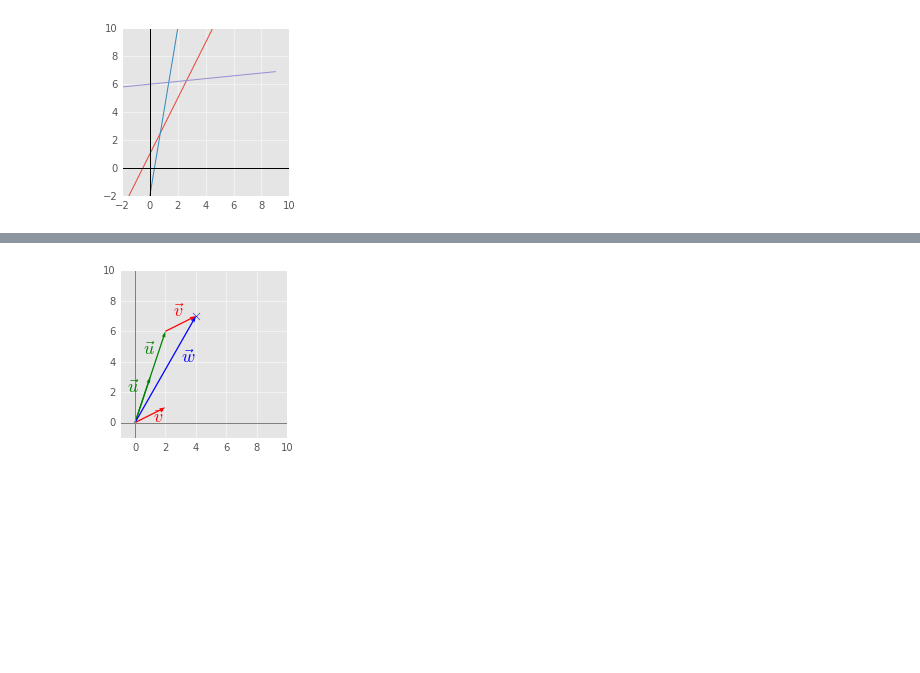
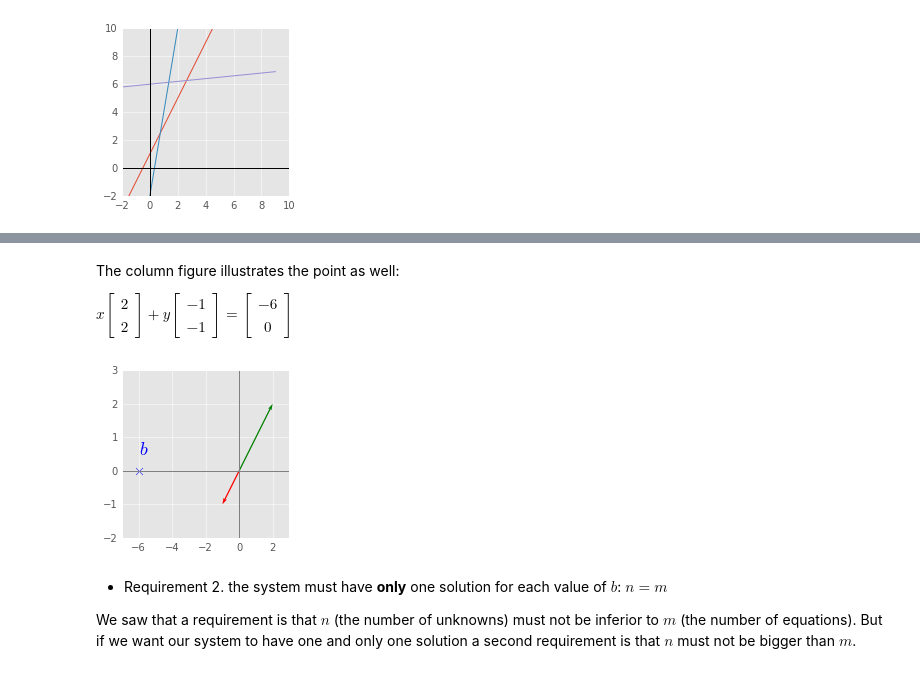
Before and after one commit to hadrienj/deepLearningBook-Notes, a Jupyter notebook: 2.4 Linear Dependence and Span.ipynb, the cells around one changed output, grey strips where cells are left out. Drawn from its saved outputs; the diff is of its cells as text; code cells hidden in the pictures; blank space fills up the shorter version.

```diff
--- a/2.4 Linear Dependence and Span.ipynb
+++ b/2.4 Linear Dependence and Span.ipynb
@@ -319,27 +599,50 @@ In this case, we have $\vec{w}=a.\vec{u}+b.\vec{v}$ with $a=1$ and $b=1$. If for
+# %% [markdown]
+The column figure illustrates the point as well:
+
+$
+x
+\begin{bmatrix}
+    2 \\\\
+    2
+\end{bmatrix}
++
+y
+\begin{bmatrix}
+    -1 \\\\
+    -1
+\end{bmatrix}
+=
+\begin{bmatrix}
+    -6 \\\\
+    0
+\end{bmatrix}
+$
 # %%
-a = 2
-
-u = [0,0,1,3]
-v = [0,0,2,1]
-u_bis = [2,6,2,1]
-w = [0,0,4,7]
-plt.quiver([u[0], a*u[0], v[0], u_bis[0], w[0]],
-           [u[1], a*u[1], v[1], u_bis[1], w[1]],
-           [u[2], a*u[2], v[2], u_bis[2], w[2]],
-           [u[3], a*u[3], v[3], u_bis[3], w[3]],
-           angles='xy', scale_units='xy', scale=1, color=['g', 'g', 'r', 'r', 'b'])
+u = [0,0,2,2]
+u_bis = [u[2],u[3],u[2],u[3]]
+v = [0,0,-1,-1]
+v_bis = [2*u[2]-1,2*u[3]+1,v[2],v[3]]
+# w = [0,0,-1,2]
+plt.quiver([u[0], v[0]],
+           [u[1], v[1]],
+           [u[2], v[2]],
+           [u[3], v[3]],
+           angles='xy', scale_units='xy', scale=1, color=['g', 'r'])
 # plt.rc('text', usetex=True)
-plt.xlim(-1, 10)
-plt.ylim(-1, 10)
+plt.xlim(-7, 3)
+plt.ylim(-2, 3)
 plt.axvline(x=0, color='grey')
 plt.axhline(y=0, color='grey')
-plt.scatter(4,7,marker='x',s=50)
-plt.text(-0.5, 2, r'$\vec{u}$', color='g', size=18)
-plt.text(0.5, 4.5, r'$\vec{u}$', color='g', size=18)
-plt.text(1.2, 0, r'$\vec{v}$', color='r', size=18)
-plt.text(2.5, 7, r'$\vec{v}$', color='r', size=18)
-plt.text(3, 4, r'$\vec{w}$', color='b', size=18)
+plt.scatter(-6,0,marker='x',s=50)
+plt.text(-6, 0.5, r'$b$', color='b', size=18)
+# plt.text(0.5, 1.5, r'$\vec{u}$', color='g', size=18)
+# plt.text(0.5, 2.7, r'$\vec{v}$', color='r', size=18)
+# plt.text(-0.8, 3, r'$\vec{v}$', color='r', size=18)
 plt.show()
 plt.close()
 # %% [output]
-[figure, old version]
+[figure, new version]
+# %% [markdown]
+- Requirement 2. the system must have **only** one solution for each value of $b$: $n=m$
+
+We saw that a requirement is that $n$ (the number of unknowns) must not be inferior to $m$ (the number of equations). But if we want our system to have one and only one solution a second requirement is that $n$ must not be bigger than $m$.
```
Also changed, not shown: parts of 21 cells of this notebook, 1 other file.
